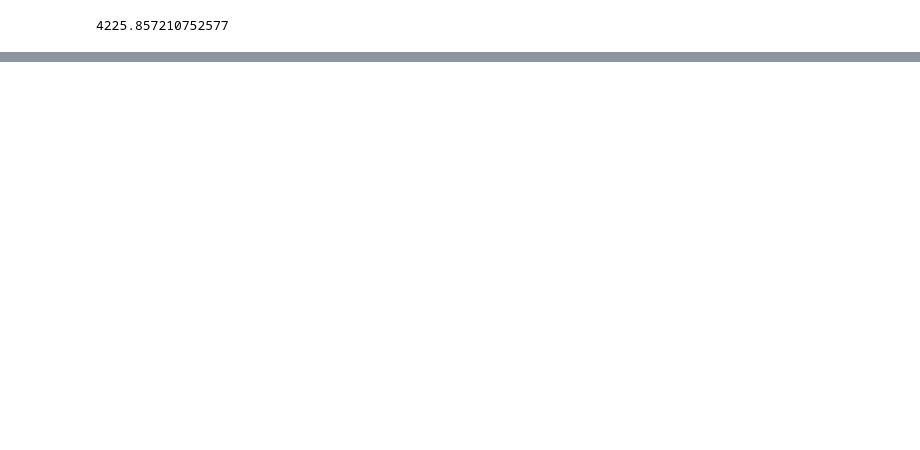
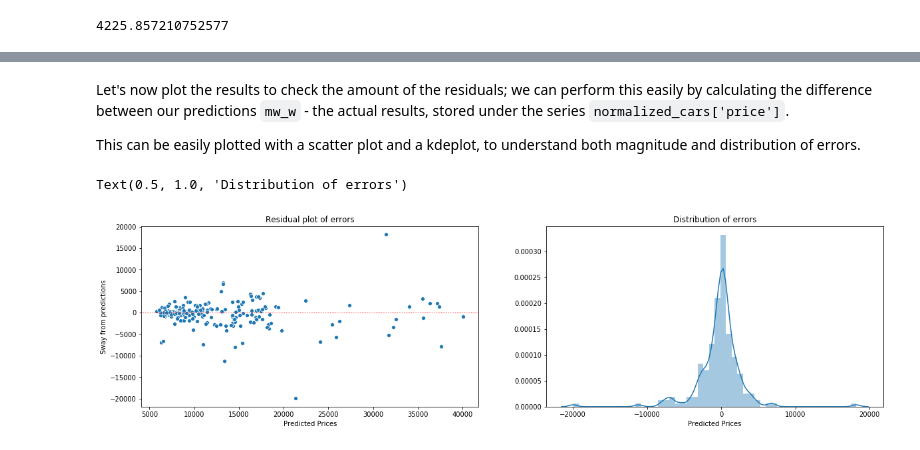
Before and after one commit to nlong-ds/dataquest, a Jupyter notebook: data-scientist-path/predicting-car-prices/predicting_car_prices.ipynb, the cells around one changed output, grey strips where cells are left out. Cells and saved outputs as stored; diff of their text form; code cells hidden in the pictures; blank space fills up the shorter version.

```diff
--- a/data-scientist-path/predicting-car-prices/predicting_car_prices.ipynb
+++ b/data-scientist-path/predicting-car-prices/predicting_car_prices.ipynb
@@ -380,0 +421,26 @@ array([14915.        , 14552.2       , 14620.2       ,  9812.        ,
+# %% [markdown]
+Let's now plot the results to check the amount of the residuals; we can perform this easily by calculating the difference between our predictions `mw_w` - the actual results, stored under the series `normalized_cars['price']`.
+
+This can be easily plotted with a scatter plot and a kdeplot, to understand both magnitude and distribution of errors.
+# %%
+residuals = mv_w - normalized_cars['price']
+
+fig, axes = plt.subplots(ncols=2, figsize=(20,5))
+#prep first graph
+sns.scatterplot(x = mv_w, y=(residuals), ax=axes[0])
+
+#labeling
+axes[0].set_xlabel('Predicted Prices')
+axes[0].set_ylabel('Sway from predictions')
+axes[0].set_title('Residual plot of errors')
+axes[0].axhline(linewidth=1, color='r', linestyle = 'dotted')
+
+
+#prep second graph
+sns.distplot(mv_w - normalized_cars['price'], ax = axes[1])
+
+axes[1].set_xlabel('Predicted Prices')
+axes[1].set_title('Distribution of errors')
+# %% [output]
+Text(0.5, 1.0, 'Distribution of errors')
+[figure, added]
```
Also changed, not shown: parts of 39 cells of this notebook.
